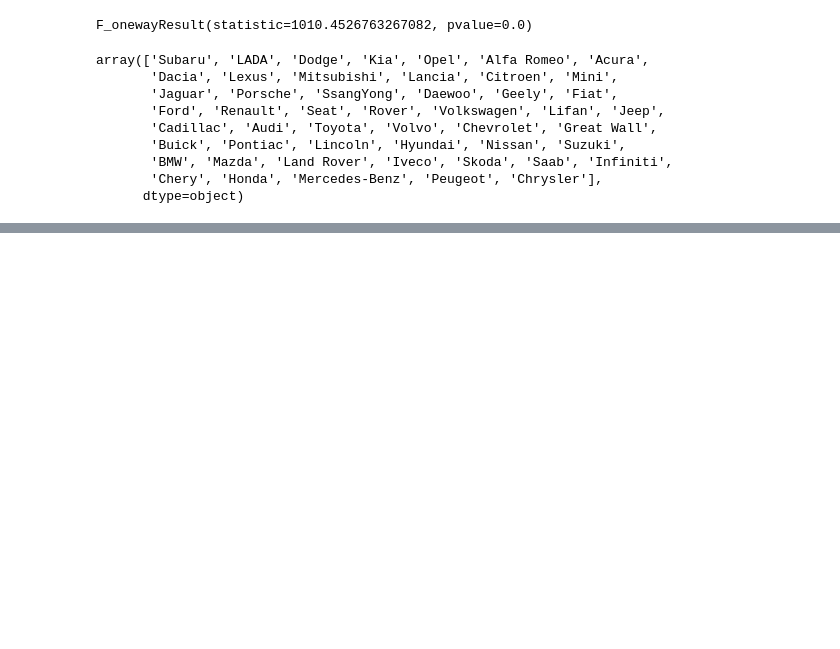
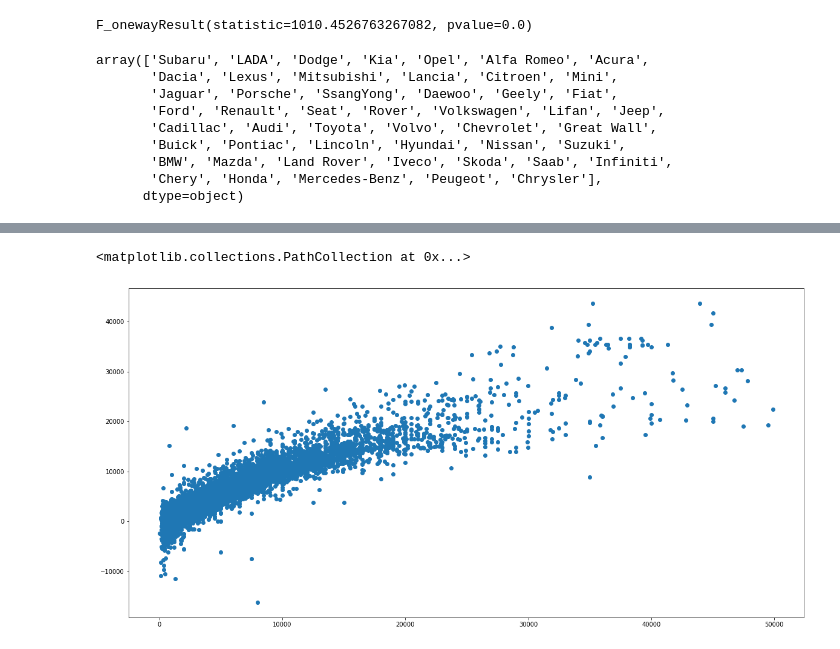
Before and after one commit to antoneev/travelrecommender, a Jupyter notebook: model/Used Cars.ipynb, the cells around one changed output, grey strips where cells are left out. Saved outputs shown, nothing was run; the diff lists cells and outputs as text; code cells hidden in the pictures; blank space fills up the shorter version.

```diff
--- a/Used Cars.ipynb
+++ b/model/Used Cars.ipynb
@@ -969,0 +843,11 @@ Name: price_usd_log, dtype: float64
+# %%
+df6_obj = df6.select_dtypes('object','bool')
+df6_obj.head()
+
+df6_objt = pd.get_dummies(data = df6_obj, drop_first=True)
+df6=pd.concat([df6,df6_objt],axis =1)
+df6.head()
+
+drp = df6.select_dtypes('object','bool')
+df7 = df6.drop(drp,axis =1)
+df7.head()
@@ -969,0 +864,10 @@ Name: price_usd_log, dtype: float64
+# %%
+X = df7.drop('price_usd',axis=1)
+y = df7['price_usd']
+# %%
+from sklearn.model_selection import train_test_split
+from sklearn.metrics import r2_score
+from math import sqrt
+from sklearn.metrics import mean_squared_error
+
+X_train, X_test, y_train, y_test = train_test_split(X, y, test_size=0.20, random_state=30)
@@ -969,0 +876,21 @@ Name: price_usd_log, dtype: float64
+# %%
+from sklearn.linear_model import LinearRegression
+lr = LinearRegression()
+
+lr.fit(X_train,y_train)
+
+#Predicting training data
+pred_train_lr= lr.predict(X_train)
+print('Training Data RMSE:')
+print(np.sqrt(mean_squared_error(y_train,pred_train_lr)))
+print('Training Data R-square:')
+print(r2_score(y_train, pred_train_lr))
+
+print('-----------------')
+
+#Predicting testing data
+pred_test_lr= lr.predict(X_test)
+print('Testing Data RMSE:')
+print(np.sqrt(mean_squared_error(y_test,pred_test_lr)))
+print('Testing Data R-square:')
+print(r2_score(y_test, pred_test_lr))
@@ -969,0 +907,5 @@ Name: price_usd_log, dtype: float64
+# %%
+plt.scatter(y_test,pred_test_lr)
+# %% [output]
+<matplotlib.collections.PathCollection at 0x...>
+[figure, added]
```
Also changed, not shown: parts of 61 cells of this notebook, 6 other files.
